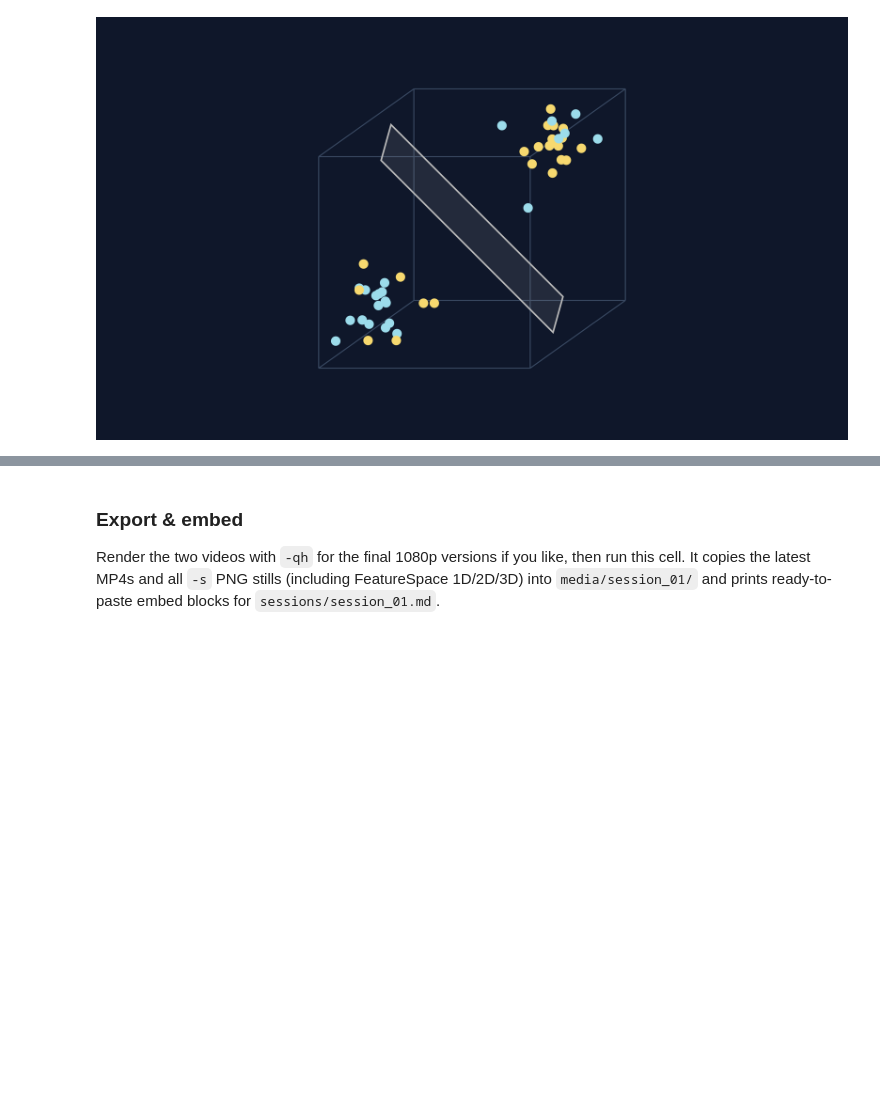
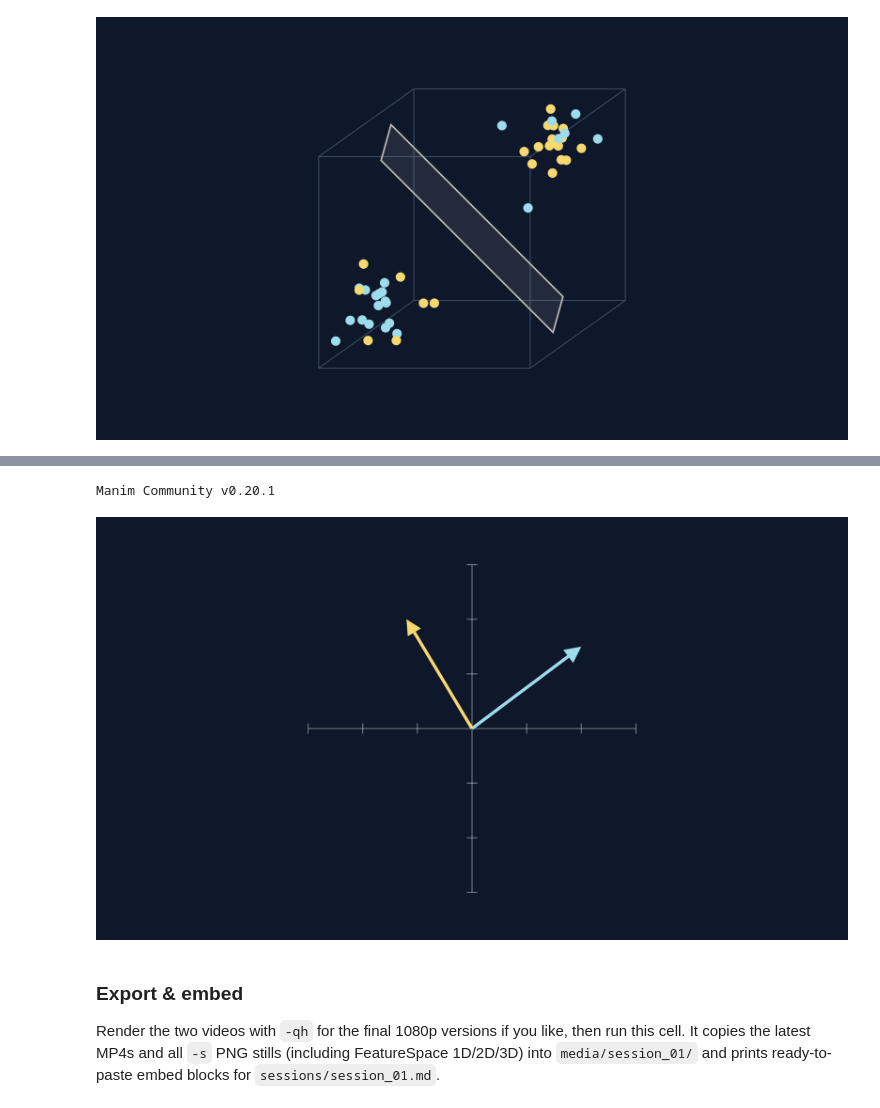
Before and after one commit to DEschweiler/EmbodiedAI_MathToMotion, a Jupyter notebook: manim_studio.ipynb, the cells around one changed output, grey strips where cells are left out. Cells and saved outputs as stored; diff of their text form; code cells hidden in the pictures; blank space fills up the shorter version.

```diff
--- a/manim_studio.ipynb
+++ b/manim_studio.ipynb
@@ -299,3 +343,22 @@ Manim Community v0.20.1
+# %%
+%%manim -s -qh -v WARNING FeatureVectors2
+from manim import *
+import numpy as np
+
+class FeatureVectors2(Scene):
+    def construct(self):
+        self.camera.background_color = '#0f172a'
+        ax = Axes(x_range=[-3, 3, 1], y_range=[-3, 3, 1], x_length=6.2, y_length=6.2,
+                  axis_config={'include_tip': False, 'stroke_opacity': 0.4})
+        v1 = np.array([2.0, 1.5]); v2 = np.array([-1.2, 2.0])
+        vec1 = Arrow(ax.c2p(0, 0), ax.c2p(*v1), buff=0, color=BLUE_B, stroke_width=6,
+                     max_tip_length_to_length_ratio=0.12)
+        vec2 = Arrow(ax.c2p(0, 0), ax.c2p(*v2), buff=0, color=YELLOW, stroke_width=6,
+                     max_tip_length_to_length_ratio=0.12)
+        self.add(ax, vec1, vec2)
+# %% [output]
+Manim Community v0.20.1
+[figure, added]
 # %% [markdown]
 ### Export & embed
 Render the two videos with `-qh` for the final 1080p versions if you like, then run this cell. It copies the latest MP4s and all `-s` PNG stills (including FeatureSpace 1D/2D/3D) into `media/session_01/` and prints ready-to-paste embed blocks for `sessions/session_01.md`.
```
Also changed, not shown: parts of 3 cells of this notebook, 1 other file.
